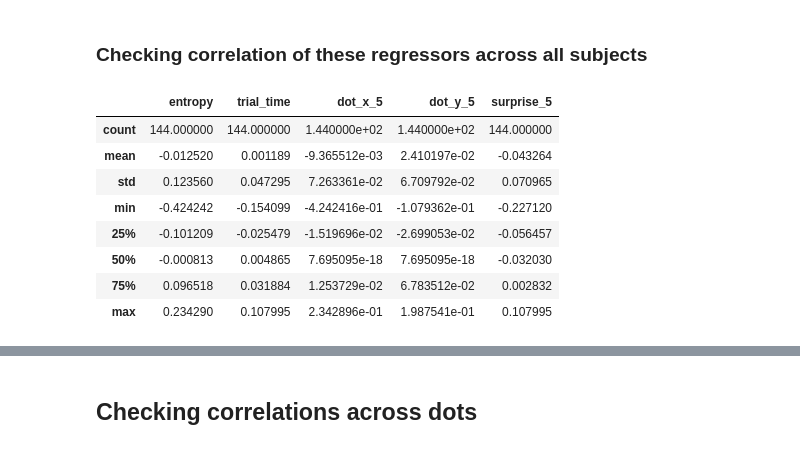
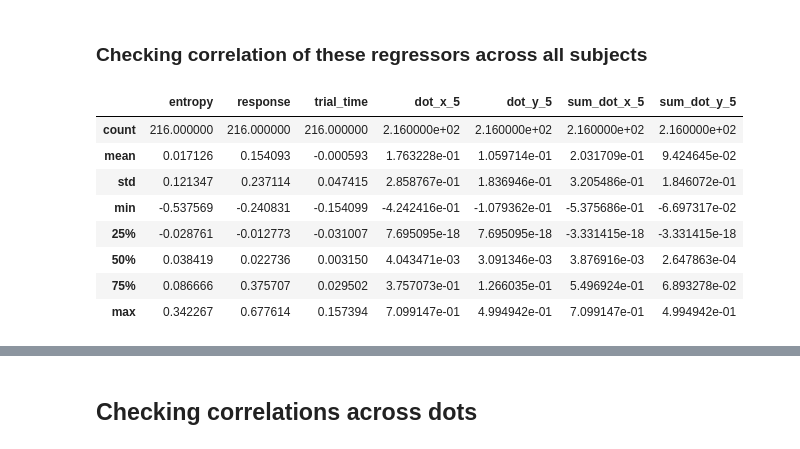
Before and after one commit to sbitzer/BeeMEG, a Jupyter notebook: regressor_correlations.ipynb, the cells around one changed output, grey strips where cells are left out. Cells and saved outputs as stored; diff of their text form; code cells hidden in the pictures.

```diff
--- a/regressor_correlations.ipynb
+++ b/regressor_correlations.ipynb
@@ -53,8 +53,11 @@ sns.jointplot('response', 'accev_5', data=DM);
 # %% [markdown]
 ## Selection of regressors with low correlations
 # %%
+dots = 4
 DM_lowr = subject_DM.get_trial_DM(dots, subjects, r_names=
-        ['dot_y', 'surprise', 'logpost_left', 'entropy', 'trial_time', 'response'])
+        ['dot_x', 'dot_y', 'accev', 'sum_dot_y_prev', 'abs_dot_x',
+         'abs_dot_y', 'move_dist', 'entropy', 'trial_time', 'response',
+         'dot_x_cflip'])
 img = sns.plt.matshow(DM_lowr.corr(), cmap='RdBu', vmin=-1, vmax=1)
 sns.plt.colorbar()
 img.figure.set_label('subject %d' % subjects)
@@ -73,21 +81,21 @@ dtype: object
 ### Checking correlation of these regressors across all subjects
 # %%
 DM_all = subject_DM.get_trial_DM(dots, r_names=
-        ['dot_y', 'surprise', 'dot_x', 'entropy', 'trial_time'])
+        ['dot_x', 'dot_y', 'sum_dot_x', 'sum_dot_y', 'entropy', 'trial_time', 'response'])
 corrs = pd.concat([DM_all.loc[sub].corr() for sub in DM_all.index.levels[0]],
                   keys=DM_all.index.levels[0], names=['subject', 'regressor'])
 corrs[corrs==1.] = np.nan
 corrs.describe()
 # %% [output]
-|  | entropy | trial_time | dot_x_5 | dot_y_5 | surprise_5 |
-| count | 144.000000 | 144.000000 | 1.440000e+02 | 1.440000e+02 | 144.000000 |
-| mean | -0.012520 | 0.001189 | -9.365512e-03 | 2.410197e-02 | -0.043264 |
-| std | 0.123560 | 0.047295 | 7.263361e-02 | 6.709792e-02 | 0.070965 |
-| min | -0.424242 | -0.154099 | -4.242416e-01 | -1.079362e-01 | -0.227120 |
-| 25% | -0.101209 | -0.025479 | -1.519696e-02 | -2.699053e-02 | -0.056457 |
-| 50% | -0.000813 | 0.004865 | 7.695095e-18 | 7.695095e-18 | -0.032030 |
-| 75% | 0.096518 | 0.031884 | 1.253729e-02 | 6.783512e-02 | 0.002832 |
-| max | 0.234290 | 0.107995 | 2.342896e-01 | 1.987541e-01 | 0.107995 |
+|  | entropy | response | trial_time | dot_x_5 | dot_y_5 | sum_dot_x_5 | sum_dot_y_5 |
+| count | 216.000000 | 216.000000 | 216.000000 | 2.160000e+02 | 2.160000e+02 | 2.160000e+02 | 2.160000e+02 |
+| mean | 0.017126 | 0.154093 | -0.000593 | 1.763228e-01 | 1.059714e-01 | 2.031709e-01 | 9.424645e-02 |
+| std | 0.121347 | 0.237114 | 0.047415 | 2.858767e-01 | 1.836946e-01 | 3.205486e-01 | 1.846072e-01 |
+| min | -0.537569 | -0.240831 | -0.154099 | -4.242416e-01 | -1.079362e-01 | -5.375686e-01 | -6.697317e-02 |
+| 25% | -0.028761 | -0.012773 | -0.031007 | 7.695095e-18 | 7.695095e-18 | -3.331415e-18 | -3.331415e-18 |
+| 50% | 0.038419 | 0.022736 | 0.003150 | 4.043471e-03 | 3.091346e-03 | 3.876916e-03 | 2.647863e-04 |
+| 75% | 0.086666 | 0.375707 | 0.029502 | 3.757073e-01 | 1.266035e-01 | 5.496924e-01 | 6.893278e-02 |
+| max | 0.342267 | 0.677614 | 0.157394 | 7.099147e-01 | 4.994942e-01 | 7.099147e-01 | 4.994942e-01 |
 # %%
 sns.plt.figure()
 sns.distplot(corrs.xs('surprise_5', level='regressor').entropy, rug=True);
```
Also changed, not shown: parts of 4 cells of this notebook, 1 other file.
